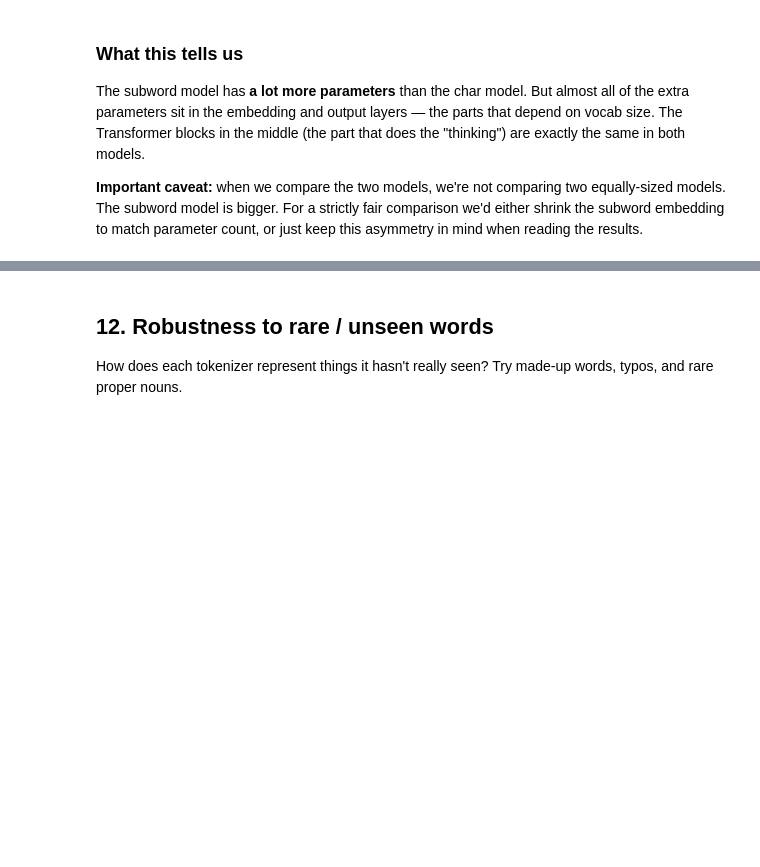
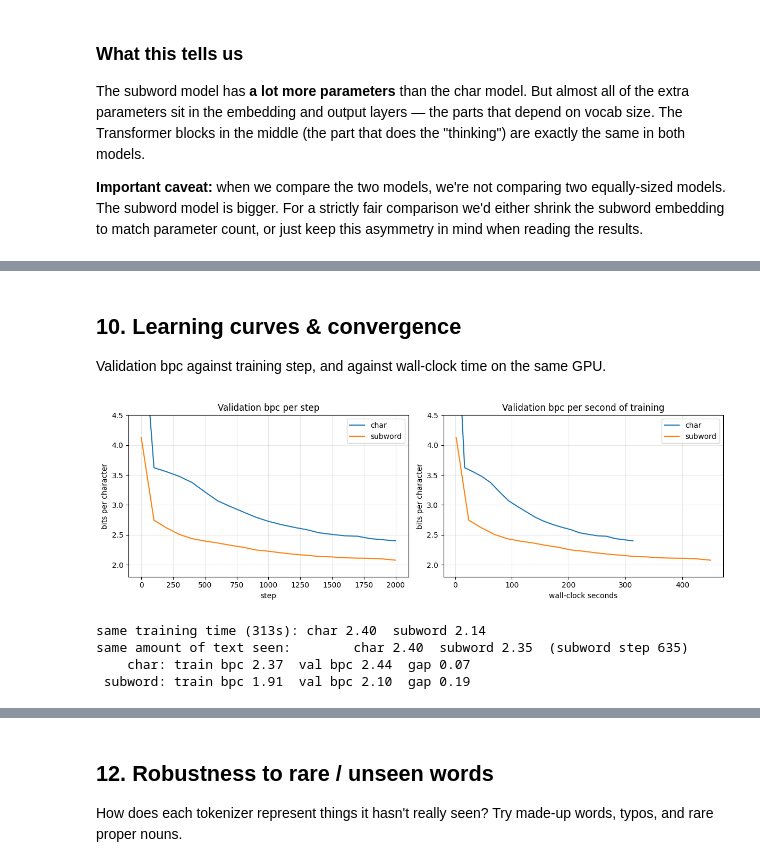
Before and after one commit to ismailalshofi/tokenization-study, a Jupyter notebook: notebooks/experiment.ipynb, the cells around one changed output, grey strips where cells are left out. Cells and saved outputs as stored; diff of their text form; code cells hidden in the pictures; blank space fills up the shorter version.

```diff
--- a/notebooks/experiment.ipynb
+++ b/notebooks/experiment.ipynb
@@ -647,0 +531,7 @@ After only 300 steps:
+# %%
+RESULTS = ROOT / 'results'
+runs = {t: json.loads((RESULTS / t / 'summary.json').read_text()) for t in ('char', 'subword')}
+histories = {t: json.loads((RESULTS / t / 'history.json').read_text()) for t in ('char', 'subword')}
+
+table = pd.DataFrame(runs).T[['vocab_size', 'n_params', 'chars_per_token', 'val_loss', 'val_perplexity', 'val_bpc', 'train_time_s']]
+table.astype(float).round(3)
@@ -647,0 +561,44 @@ After only 300 steps:
+# %% [markdown]
+## 10. Learning curves & convergence
+
+Validation bpc against training step, and against wall-clock time on the same GPU.
+# %%
+fig, axes = plt.subplots(1, 2, figsize=(12, 4))
+for label, hist in histories.items():
+    steps = [h['step'] for h in hist]
+    secs  = [h['elapsed_s'] for h in hist]
+    bpc   = [h['val_bpc'] for h in hist]
+    axes[0].plot(steps, bpc, label=label)
+    axes[1].plot(secs, bpc, label=label)
+axes[0].set_xlabel('step');               axes[0].set_title('Validation bpc per step')
+axes[1].set_xlabel('wall-clock seconds'); axes[1].set_title('Validation bpc per second of training')
+for ax in axes:
+    ax.set_ylabel('bits per character'); ax.set_ylim(1.8, 4.5); ax.legend(); ax.grid(alpha=.3)
+plt.tight_layout()
+fig.savefig(RESULTS / 'loss_curves.png', dpi=150)
+plt.show()
+
+def bpc_at(hist, key, x):
+    for a, b in zip(hist, hist[1:]):
+        if a[key] <= x <= b[key]:
+            f = (x - a[key]) / (b[key] - a[key])
+            return a['val_bpc'] + f * (b['val_bpc'] - a['val_bpc'])
+
+char_h, sub_h = histories['char'], histories['subword']
+cpt = runs['subword']['chars_per_token']
+same_time = char_h[-1]['elapsed_s']
+same_text = 2000 / cpt  # the subword step that has seen as much text as 2000 char steps
+print(f"same training time ({same_time:.0f}s): char {char_h[-1]['val_bpc']:.2f}  subword {bpc_at(sub_h, 'elapsed_s', same_time):.2f}")
+print(f"same amount of text seen:        char {char_h[-1]['val_bpc']:.2f}  subword {bpc_at(sub_h, 'step', same_text):.2f}  (subword step {same_text:.0f})")
+
+for label, hist, c in (('char', char_h, 1.0), ('subword', sub_h, cpt)):
+    last = hist[-5:]
+    train = sum(h['train_loss'] for h in last) / len(last) / math.log(2) / c
+    val   = sum(h['val_bpc'] for h in last) / len(last)
+    print(f'{label:>8}: train bpc {train:.2f}  val bpc {val:.2f}  gap {val - train:.2f}')
+# %% [output]
+[figure, added]
+same training time (313s): char 2.40  subword 2.14
+same amount of text seen:        char 2.40  subword 2.35  (subword step 635)
+    char: train bpc 2.37  val bpc 2.44  gap 0.07
+ subword: train bpc 1.91  val bpc 2.10  gap 0.19
```
Also changed, not shown: parts of 19 cells of this notebook, 11 other files.
